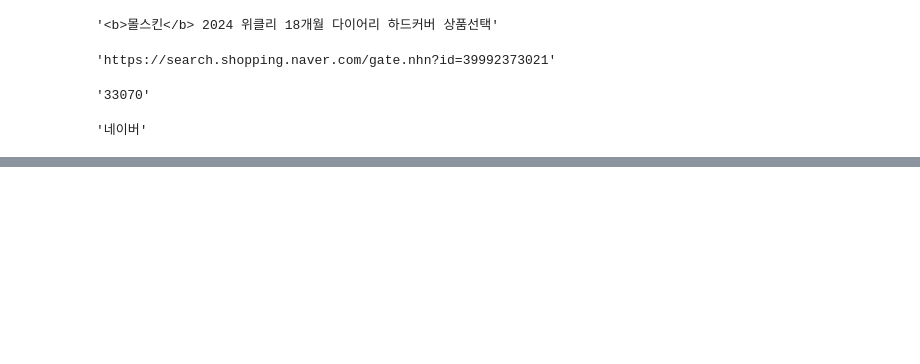
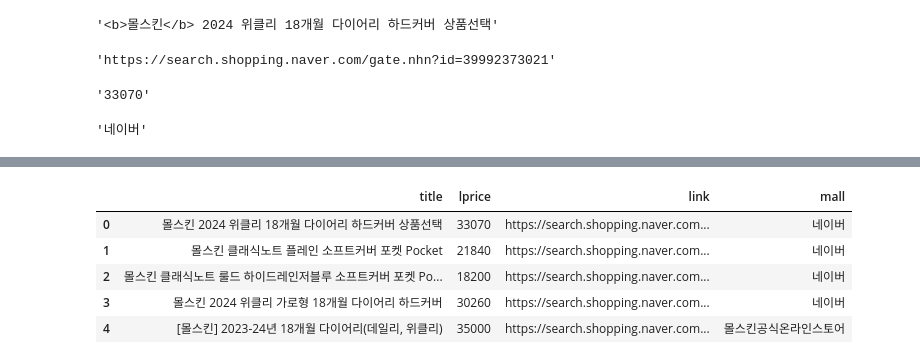
Before and after one commit to offpython/EDA, a Jupyter notebook: 05. Naver API.ipynb, the cells around one changed output, grey strips where cells are left out. Cells and saved outputs as stored; diff of their text form; code cells hidden in the pictures; blank space fills up the shorter version.

```diff
--- a/05. Naver API.ipynb
+++ b/05. Naver API.ipynb
@@ -411,0 +458,30 @@ one_result["items"][0]["mallName"]
+# %%
+def delete_tag(input_str):
+    input_str = input_str.replace('<b>', '')
+    input_str = input_str.replace('</b>', '')
+    return input_str
+# %%
+import pandas as pd
+
+def get_field(json_data):
+    title = [delete_tag(each['title']) for each in json_data['items']]
+    link = [each['link'] for each in json_data['items']]
+    lprice = [each['lprice'] for each in json_data['items']]
+    mall_name = [each['mallName'] for each in json_data['items']]
+
+    result_pd = pd.DataFrame({
+        "title" : title,
+        "link" : link,
+        "lprice" : lprice,
+        "mall" : mall_name,
+    }, columns=['title', 'lprice', 'link', 'mall'])
+    return result_pd
+# %%
+get_field(one_result)
+# %% [output]
+|  | title | lprice | link | mall |
+| 0 | 몰스킨 2024 위클리 18개월 다이어리 하드커버 상품선택 | 33070 | https://search.shopping.naver.com... | 네이버 |
+| 1 | 몰스킨 클래식노트 플레인 소프트커버 포켓 Pocket | 21840 | https://search.shopping.naver.com... | 네이버 |
+| 2 | 몰스킨 클래식노트 룰드 하이드레인저블루 소프트커버 포켓 Po... | 18200 | https://search.shopping.naver.com... | 네이버 |
+| 3 | 몰스킨 2024 위클리 가로형 18개월 다이어리 하드커버 | 30260 | https://search.shopping.naver.com... | 네이버 |
+| 4 | [몰스킨] 2023-24년 18개월 다이어리(데일리, 위클리) | 35000 | https://search.shopping.naver.com... | 몰스킨공식온라인스토어 |
```
Also changed, not shown: parts of 23 cells of this notebook.
